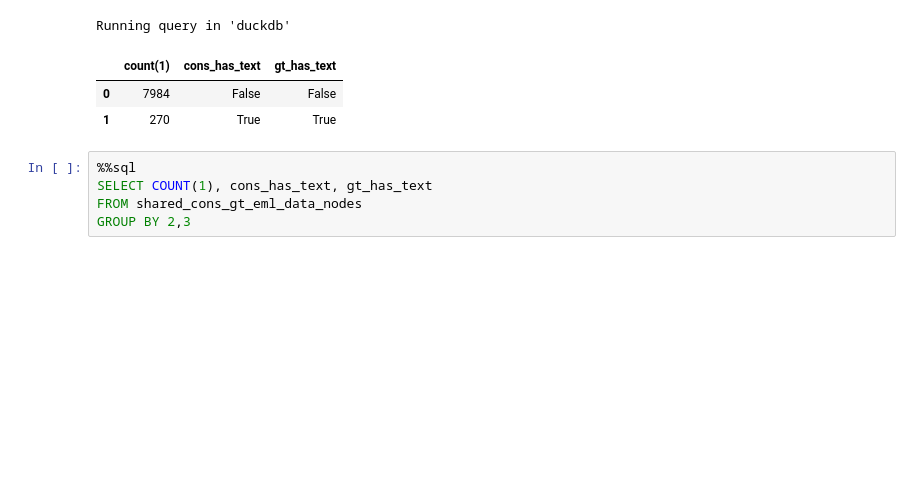
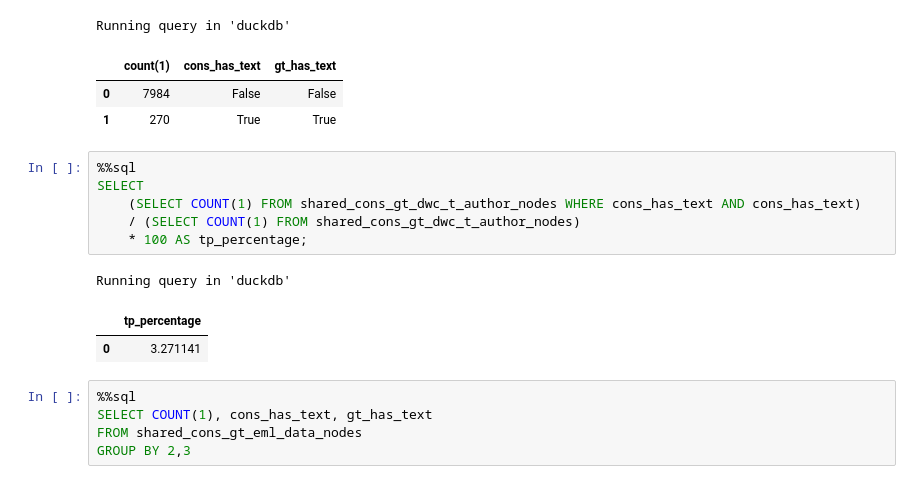
Before and after one commit to mitja-o/metadata-assistant, a Jupyter notebook: _evaluation/statistics/results/semantic_similarity.ipynb, the cells around one changed output. Saved outputs shown, nothing was run; the diff lists cells and outputs as text; blank space fills up the shorter version.

```diff
--- a/_evaluation/statistics/results/semantic_similarity.ipynb
+++ b/_evaluation/statistics/results/semantic_similarity.ipynb
@@ -308,6 +325,16 @@ Running query in 'duckdb'
 |  | count(1) | cons_has_text | gt_has_text |
 | 0 | 7984 | False | False |
 | 1 | 270 | True | True |
+# %%
+%%sql
+SELECT
+    (SELECT COUNT(1) FROM shared_cons_gt_dwc_t_author_nodes WHERE cons_has_text AND cons_has_text)
+    / (SELECT COUNT(1) FROM shared_cons_gt_dwc_t_author_nodes)
+    * 100 AS tp_percentage;
+# %% [output]
+Running query in 'duckdb'
+|  | tp_percentage |
+| 0 | 3.271141 |
 # %%
 %%sql
 SELECT COUNT(1), cons_has_text, gt_has_text
```
Also changed, not shown: parts of 8 cells of this notebook, 1 other file.
